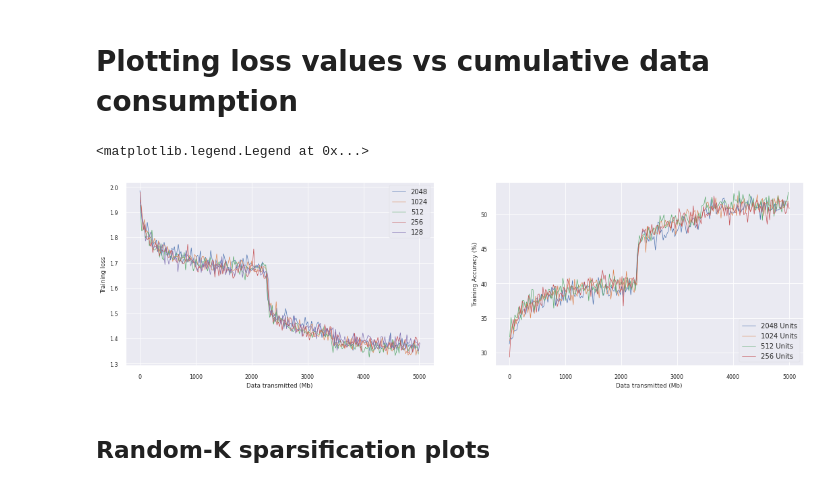
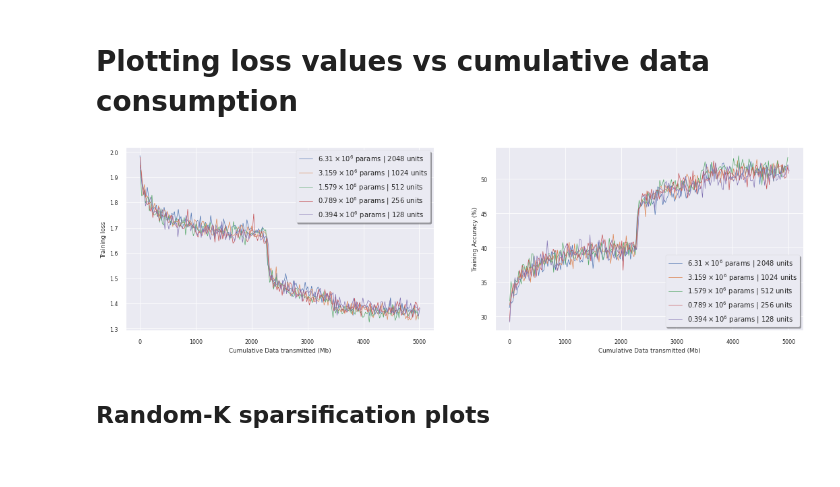
Before and after one commit to arjunarao619/Decent_Opt, a Jupyter notebook: Sparsification_Experiments.ipynb, the cells around one changed output. Cells and saved outputs as stored; diff of their text form; code cells hidden in the pictures.

```diff
--- a/Sparsification_Experiments.ipynb
+++ b/Sparsification_Experiments.ipynb
@@ -352,27 +365,28 @@ loss_dict,acc_dict,data_dict = gather_loss(temp,['sp_0p99_2048', 'sp_0p98_1024'
                                                 ],threshold=2.0)
 # %%
 %matplotlib inline
+'0.394 | 128','0.789 | 256','1.579 | 512','3.159 | 1024','6.31 | 2048'
+fig, ax = plt.subplots(1, 2,figsize=(18,5))
+ax[0].plot(data_dict['sp_0p99_2048'][:218],loss_dict['sp_0p99_2048'][:218],label = r'$6.31 \times 10^{6}$ params | 2048 units',linewidth = 0.7)
+ax[0].plot(data_dict['sp_0p98_1024'][:218],loss_dict['sp_0p98_1024'][:218],label = r'$3.159 \times 10^{6}$ params | 1024 units',linewidth = 0.7)
+ax[0].plot(data_dict['sp_0p96_512'][:218],loss_dict['sp_0p96_512'][:218],label = r'$1.579 \times 10^{6}$ params | 512 units',linewidth = 0.7)
+ax[0].plot(data_dict['sp_0p92_256'][:218],loss_dict['sp_0p92_256'][:218],label = r'$0.789 \times 10^{6}$ params | 256 units',linewidth = 0.7)
+ax[0].plot(data_dict['sp_0p84_128'][:218],loss_dict['sp_0p84_128'][:218],label = r'$0.394 \times 10^{6}$ params | 128 units',linewidth = 0.7)
+ax[0].set_xlabel('Cumulative Data transmitted (Mb)')
+ax[0].set_ylabel('Training loss')
+ax[0].legend(prop={'size': 10},fancybox=True, shadow=True)
 
-fig, ax = plt.subplots(1, 2,figsize=(18,5))
-ax[0].plot(data_dict['sp_0p99_2048'][:218],loss_dict['sp_0p99_2048'][:218],label = '2048',linewidth = 0.7)
-ax[0].plot(data_dict['sp_0p98_1024'][:218],loss_dict['sp_0p98_1024'][:218],label = '1024',linewidth = 0.7)
-ax[0].plot(data_dict['sp_0p96_512'][:218],loss_dict['sp_0p96_512'][:218],label = '512',linewidth = 0.7)
-ax[0].plot(data_dict['sp_0p92_256'][:218],loss_dict['sp_0p92_256'][:218],label = '256',linewidth = 0.7)
-ax[0].plot(data_dict['sp_0p84_128'][:218],loss_dict['sp_0p84_128'][:218],label = '128',linewidth = 0.7)
-ax[0].set_xlabel('Data transmitted (Mb)')
-ax[0].set_ylabel('Training loss')
-ax[0].legend()
-ax[0].legend(loc=1,prop={'size': 10})
-ax[1].plot(data_dict['sp_0p99_2048'][:218],acc_dict['sp_0p99_2048'][:218],label = '2048 Units',linewidth = 0.7)
-ax[1].plot(data_dict['sp_0p98_1024'][:218],acc_dict['sp_0p98_1024'][:218],label = '1024 Units',linewidth = 0.7)
-ax[1].plot(data_dict['sp_0p96_512'][:218],acc_dict['sp_0p96_512'][:218],label = '512 Units',linewidth = 0.7)
-ax[1].plot(data_dict['sp_0p92_256'][:218],acc_dict['sp_0p92_256'][:218],label = '256 Units',linewidth = 0.7)
-ax[1].set_xlabel('Data transmitted (Mb)')
+ax[1].plot(data_dict['sp_0p99_2048'][:218],acc_dict['sp_0p99_2048'][:218],label = r'$6.31 \times 10^{6}$ params | 2048 units',linewidth = 0.7)
+ax[1].plot(data_dict['sp_0p98_1024'][:218],acc_dict['sp_0p98_1024'][:218],label = r'$3.159 \times 10^{6}$ params | 1024 units',linewidth = 0.7)
+ax[1].plot(data_dict['sp_0p96_512'][:218],acc_dict['sp_0p96_512'][:218],label = r'$1.579 \times 10^{6}$ params | 512 units',linewidth = 0.7)
+ax[1].plot(data_dict['sp_0p92_256'][:218],acc_dict['sp_0p92_256'][:218],label = r'$0.789 \times 10^{6}$ params | 256 units',linewidth = 0.7)
+ax[1].plot(data_dict['sp_0p84_128'][:218],acc_dict['sp_0p84_128'][:218],label = r'$0.394 \times 10^{6}$ params | 128 units',linewidth = 0.7)
+ax[1].set_xlabel('Cumulative Data transmitted (Mb)')
 ax[1].set_ylabel('Training Accuracy (%)')
-ax[1].legend(loc=4,prop={'size': 10})
+ax[1].legend(loc=4,prop={'size': 10},fancybox=True, shadow=True)
+plt.savefig('fig2_data.pdf')
 # %% [output]
-<matplotlib.legend.Legend at 0x...>
-[figure, old version]
+[figure, new version]
 # %% [markdown]
 ## Random-K sparsification plots
 # %%
```
Also changed, not shown: parts of 8 cells of this notebook, 16 other files.
